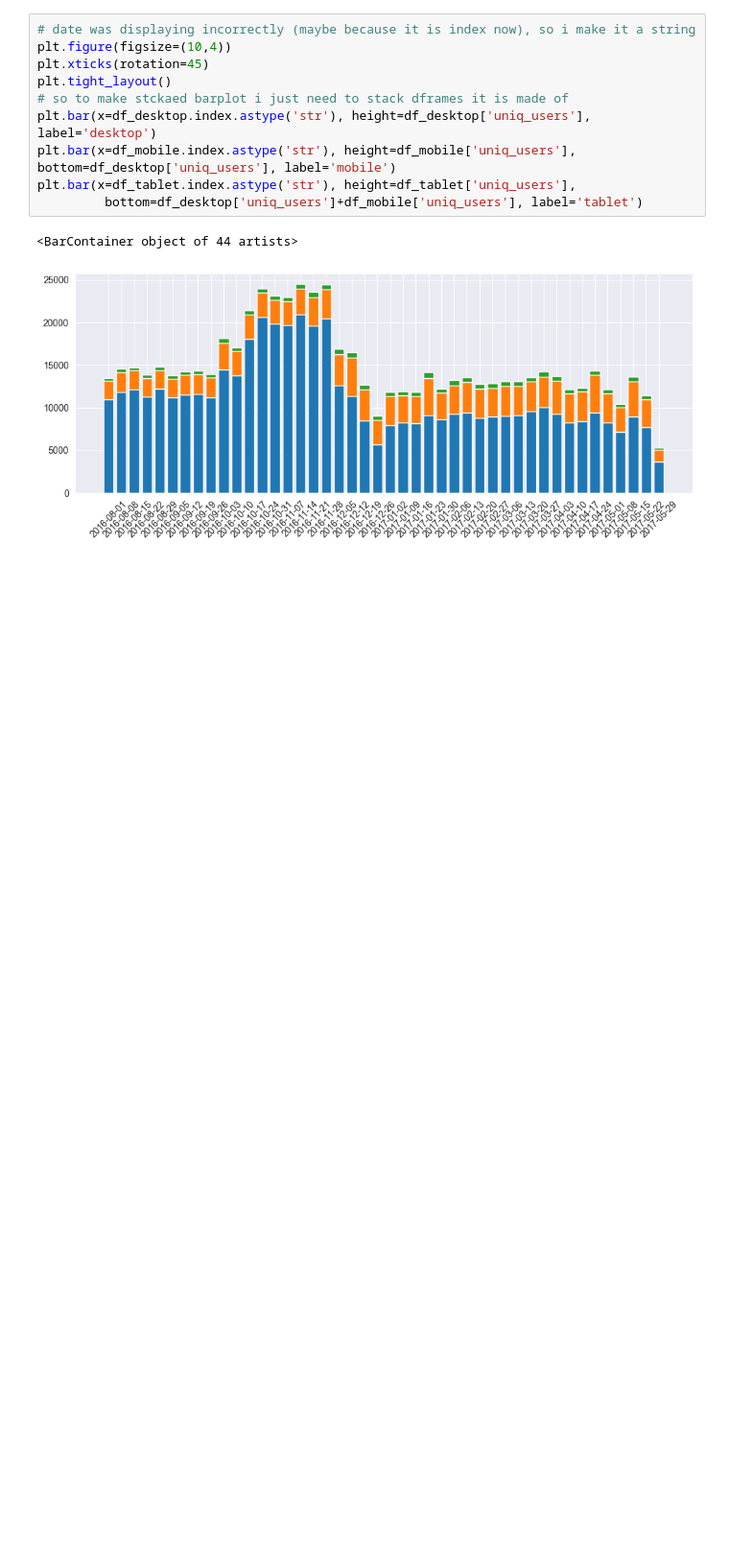
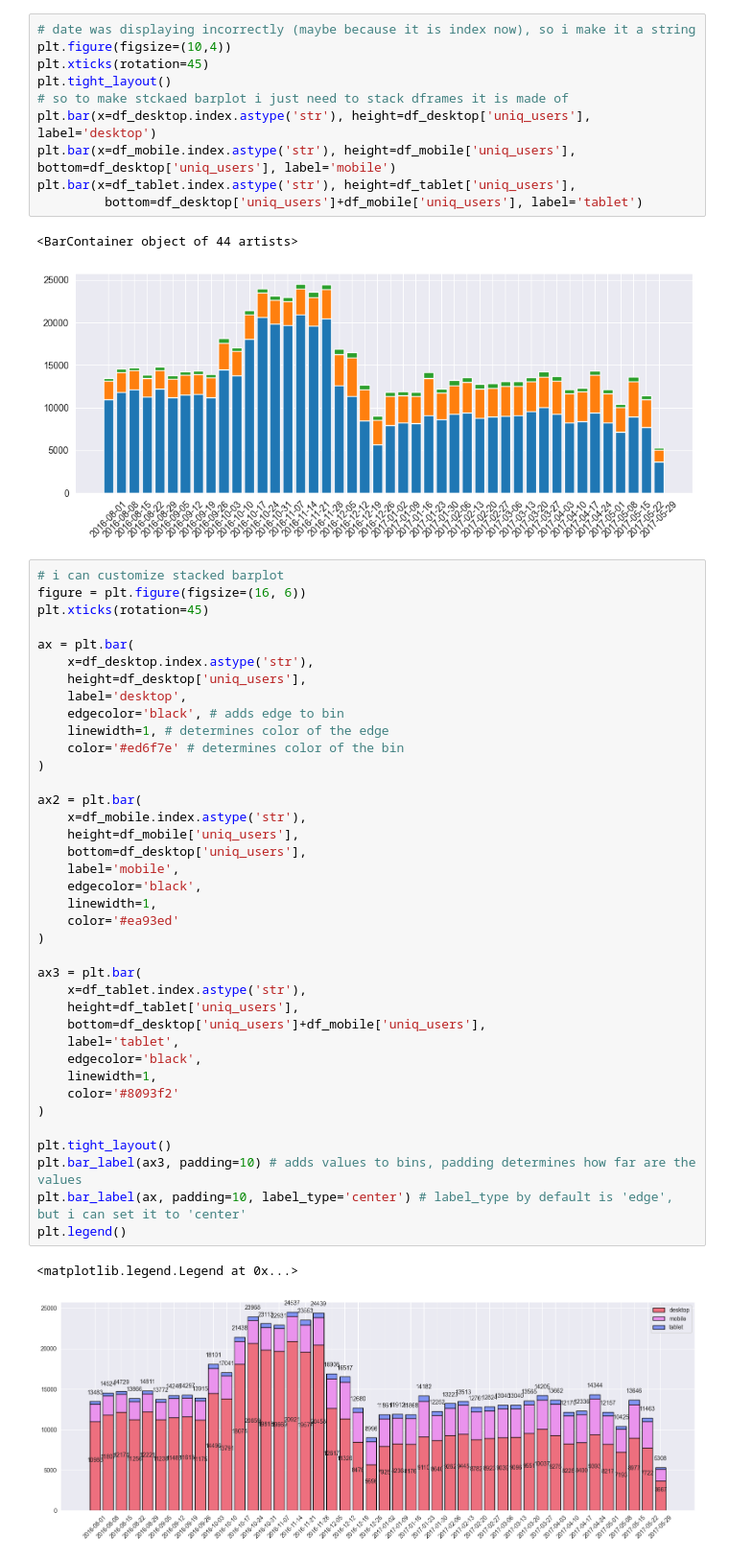
Before and after one commit to rodioniam/study_projects, a Jupyter notebook: visualization/bar_plot.ipynb, the cells around one changed output. Shown at 96% size. Drawn from its saved outputs; the diff is of its cells as text; blank space fills up the shorter version.

```diff
--- a/visualization/bar_plot.ipynb
+++ b/visualization/bar_plot.ipynb
@@ -62,3 +62,44 @@ plt.bar(x=df_tablet.index.astype('str'), height=df_tablet['uniq_users'],
 # %% [output]
 <BarContainer object of 44 artists>
 [figure]
+# %%
+# i can customize stacked barplot
+figure = plt.figure(figsize=(16, 6))
+plt.xticks(rotation=45)
+
+ax = plt.bar(
+    x=df_desktop.index.astype('str'),
+    height=df_desktop['uniq_users'],
+    label='desktop',
+    edgecolor='black', # adds edge to bin
+    linewidth=1, # determines color of the edge
+    color='#ed6f7e' # determines color of the bin
+)
+
+ax2 = plt.bar(
+    x=df_mobile.index.astype('str'),
+    height=df_mobile['uniq_users'],
+    bottom=df_desktop['uniq_users'],
+    label='mobile',
+    edgecolor='black',
+    linewidth=1,
+    color='#ea93ed'
+)
+
+ax3 = plt.bar(
+    x=df_tablet.index.astype('str'),
+    height=df_tablet['uniq_users'],
+    bottom=df_desktop['uniq_users']+df_mobile['uniq_users'],
+    label='tablet',
+    edgecolor='black',
+    linewidth=1,
+    color='#8093f2'
+)
+
+plt.tight_layout()
+plt.bar_label(ax3, padding=10) # adds values to bins, padding determines how far are the values
+plt.bar_label(ax, padding=10, label_type='center') # label_type by default is 'edge', but i can set it to 'center'
+plt.legend()
+# %% [output]
+<matplotlib.legend.Legend at 0x...>
+[figure, added]
```
